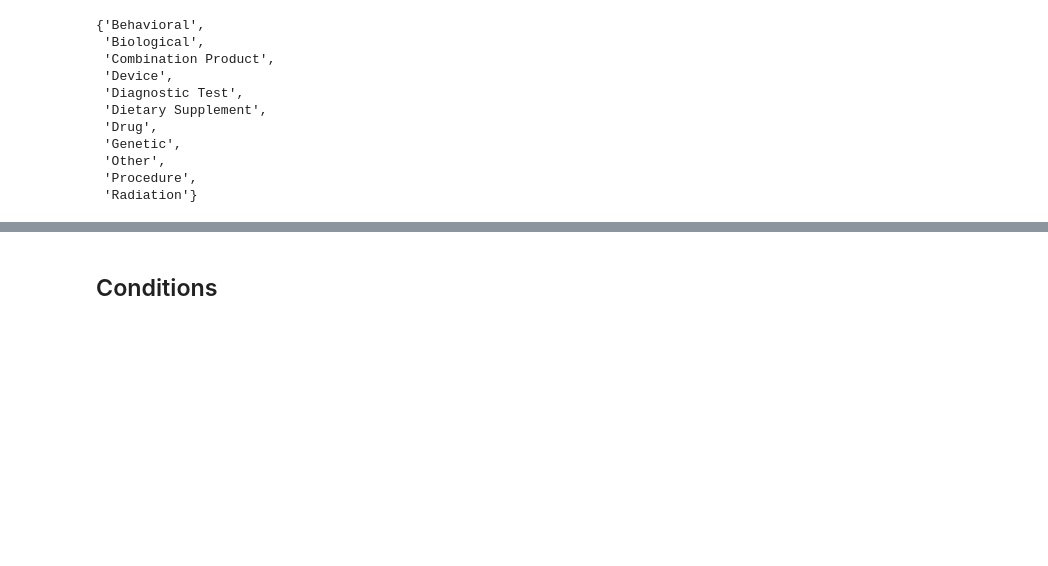
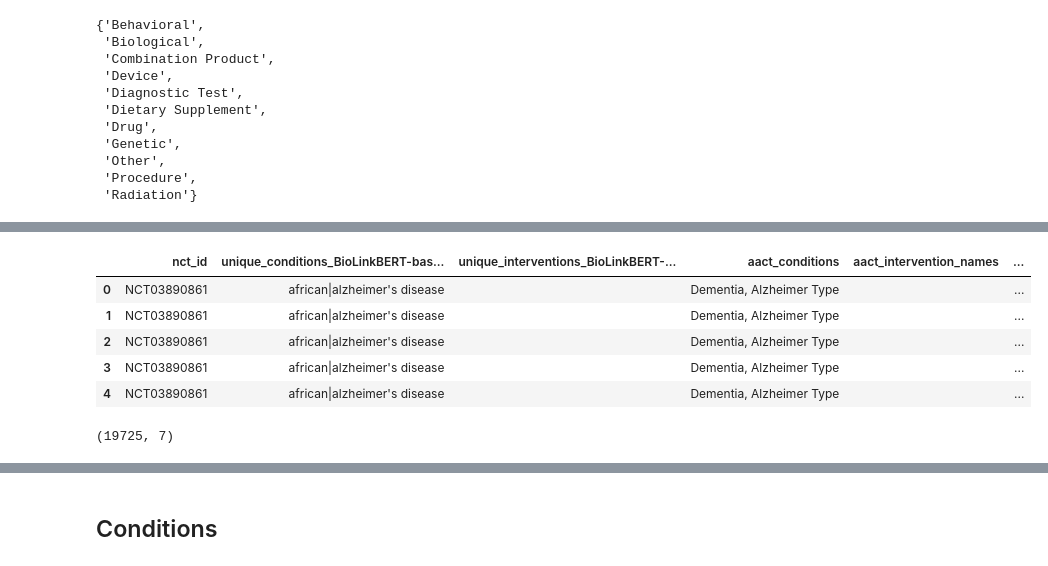
Before and after one commit to Ineichen-Group/NeuroTrialAnalysis, a Jupyter notebook: 01-process-NER-annotations.ipynb, the cells around one changed output, grey strips where cells are left out. Cells and saved outputs as stored; diff of their text form; code cells hidden in the pictures; blank space fills up the shorter version.

```diff
--- a/01-process-NER-annotations.ipynb
+++ b/01-process-NER-annotations.ipynb
@@ -268,0 +269,71 @@ df_unique_labels_with_aact.head()
+# %%
+df_unique_labels_with_aact_to_save = df_unique_labels_with_aact[['nct_id', 'unique_conditions_BioLinkBERT-base_predictions', 'unique_interventions_BioLinkBERT-base_predictions', 'aact_conditions', 'aact_intervention_names']]
+
+def merge_pipe_fields_case_insensitive(*fields):
+    """
+    Merge fields like 'ketamine|Ketamine' with:
+    - strip whitespace
+    - remove empty entries
+    - dedupe case-insensitively
+    - keep the FIRST original form seen
+    """
+    seen_lower = set()
+    result = []
+
+    for field in fields:
+        if isinstance(field, str) and field.strip():
+            parts = [p.strip() for p in field.split("|") if p.strip()]
+            for item in parts:
+                key = item.lower()
+                if key not in seen_lower:
+                    seen_lower.add(key)
+                    result.append(item)
+
+    return "|".join(result)
+
+df = df_unique_labels_with_aact_to_save.copy()
+
+df["combined_conditions"] = df.apply(
+    lambda row: merge_pipe_fields_case_insensitive(
+        row["unique_conditions_BioLinkBERT-base_predictions"],
+        row["aact_conditions"]
+    ),
+    axis=1
+)
+
+df["combined_interventions"] = df.apply(
+    lambda row: merge_pipe_fields_case_insensitive(
+        row["unique_interventions_BioLinkBERT-base_predictions"],
+        row["aact_intervention_names"]
+    ),
+    axis=1
+)
+df.head()
+# %% [output]
+|  | nct_id | unique_conditions_BioLinkBERT-bas... | unique_interventions_BioLinkBERT-... | aact_conditions | aact_intervention_names | ... |
+| 0 | NCT03890861 | african|alzheimer's disease |  | Dementia, Alzheimer Type |  | ... |
+| 1 | NCT03890861 | african|alzheimer's disease |  | Dementia, Alzheimer Type |  | ... |
+| 2 | NCT03890861 | african|alzheimer's disease |  | Dementia, Alzheimer Type |  | ... |
+| 3 | NCT03890861 | african|alzheimer's disease |  | Dementia, Alzheimer Type |  | ... |
+| 4 | NCT03890861 | african|alzheimer's disease |  | Dementia, Alzheimer Type |  | ... |
+# %%
+pred_cols = [
+    "combined_conditions",
+    "combined_interventions",
+]
+
+# Convert empty strings or whitespace-only strings to NaN
+df[pred_cols] = df[pred_cols].replace(r"^\s*$", np.nan, regex=True)
+
+# Drop rows where ANY of the prediction columns is empty
+df_to_save = df.dropna(subset=pred_cols, how="any")
+
+df_to_save = df_to_save.rename(columns={
+    "combined_conditions": "unique_conditions_linkbert_predictions",
+    "combined_interventions": "unique_interventions_linkbert_predictions"
+})
+df_to_save = df_to_save.drop_duplicates(subset=["nct_id"], keep="first")
+
+df_to_save.shape
+# %% [output]
+(19725, 7)
```
Also changed, not shown: parts of 10 cells of this notebook.
